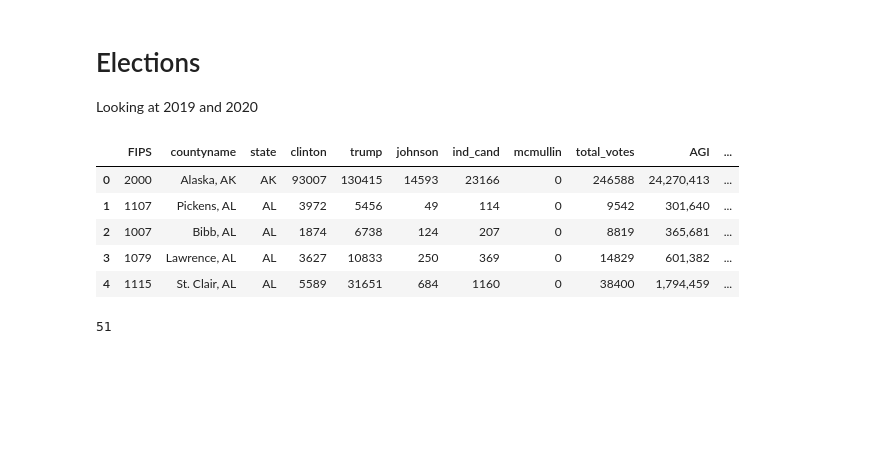
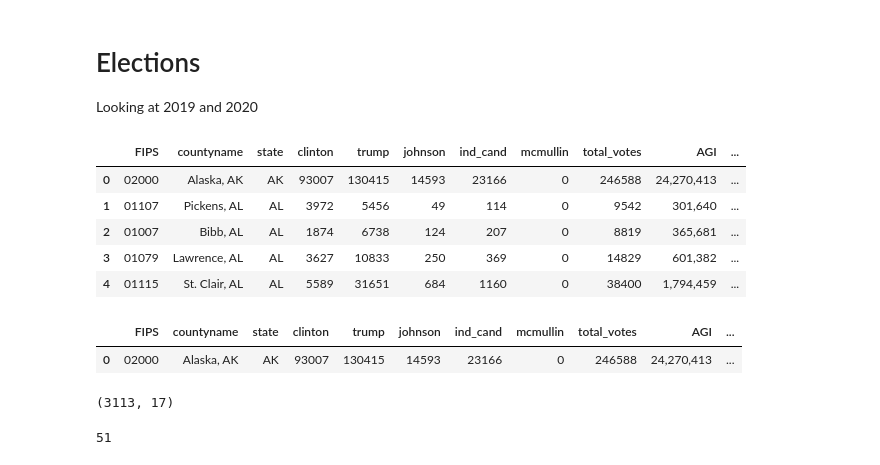
Before and after one commit to austinbrian/sheriffs, a Jupyter notebook: notebooks/Elections notebook.ipynb, the cells around one changed output. Cells and saved outputs as stored; diff of their text form; code cells hidden in the pictures; blank space fills up the shorter version.

```diff
--- a/notebooks/Elections notebook.ipynb
+++ b/notebooks/Elections notebook.ipynb
@@ -15,23 +17,37 @@ pd.set_option('display.float_format', lambda x: "{:,.0f}".format(x) if x.is_inte
 # %%
 def get_pres_data():
     ct = pd.read_csv('../data/ct.csv',dtype={'FIPS':object})
+    fips = ct.set_index('FIPS')['fips_county'].to_dict()
     pres = pd.read_csv('../data/president_counties.csv')
+    pres.FIPS = pres.FIPS.apply(lambda x: str(x).zfill(5))
+    pres['full_county_name'] = pres.FIPS.map(fips).str.upper()
     pres['turnout'] =  pres.total_votes/pres.people
     cols = [i for i in pres.columns]
     cols.append('fips_county')
+    pres['fips_county'] = [str(i.split(',')[0]) for i in pres.countyname]
     pres['fips_countyname_county'] = [str(i.split(',')[0])+' County'
                                       for i in pres.countyname]
     pres['state'] = [str
                      (i.split(',')[1][1:]) for i in pres.countyname]
-    return pres
+    return pres[cols]
 get_pres_data().head()
 # %% [output]
 |  | FIPS | countyname | state | clinton | trump | johnson | ind_cand | mcmullin | total_votes | AGI | ... |
-| 0 | 2000 | Alaska, AK | AK | 93007 | 130415 | 14593 | 23166 | 0 | 246588 | 24,270,413 | ... |
-| 1 | 1107 | Pickens, AL | AL | 3972 | 5456 | 49 | 114 | 0 | 9542 | 301,640 | ... |
-| 2 | 1007 | Bibb, AL | AL | 1874 | 6738 | 124 | 207 | 0 | 8819 | 365,681 | ... |
-| 3 | 1079 | Lawrence, AL | AL | 3627 | 10833 | 250 | 369 | 0 | 14829 | 601,382 | ... |
-| 4 | 1115 | St. Clair, AL | AL | 5589 | 31651 | 684 | 1160 | 0 | 38400 | 1,794,459 | ... |
+| 0 | 02000 | Alaska, AK | AK | 93007 | 130415 | 14593 | 23166 | 0 | 246588 | 24,270,413 | ... |
+| 1 | 01107 | Pickens, AL | AL | 3972 | 5456 | 49 | 114 | 0 | 9542 | 301,640 | ... |
+| 2 | 01007 | Bibb, AL | AL | 1874 | 6738 | 124 | 207 | 0 | 8819 | 365,681 | ... |
+| 3 | 01079 | Lawrence, AL | AL | 3627 | 10833 | 250 | 369 | 0 | 14829 | 601,382 | ... |
+| 4 | 01115 | St. Clair, AL | AL | 5589 | 31651 | 684 | 1160 | 0 | 38400 | 1,794,459 | ... |
+# %%
+pf = get_pres_data()
+pf[pf.state=='AK']
+# %% [output]
+|  | FIPS | countyname | state | clinton | trump | johnson | ind_cand | mcmullin | total_votes | AGI | ... |
+| 0 | 02000 | Alaska, AK | AK | 93007 | 130415 | 14593 | 23166 | 0 | 246588 | 24,270,413 | ... |
+# %%
+pf.shape
+# %% [output]
+(3113, 17)
 # %%
 get_pres_data().state.nunique()
 # %% [output]
```
Also changed, not shown: parts of 29 cells of this notebook.
